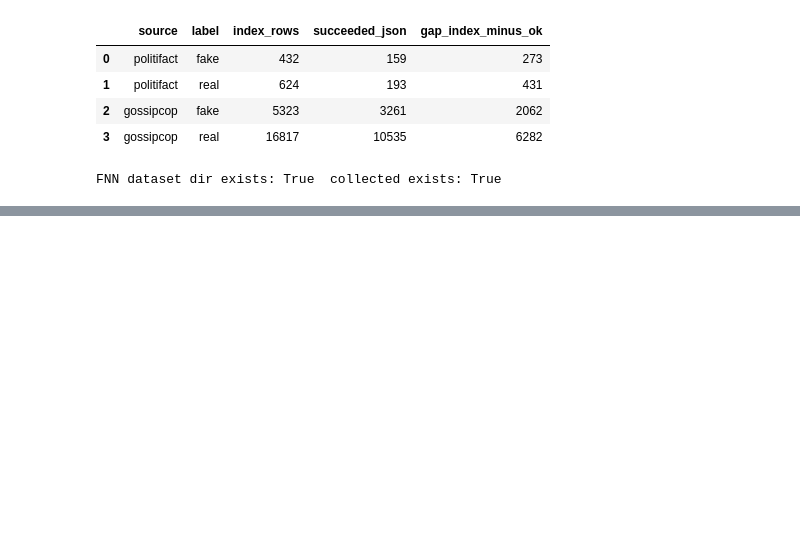
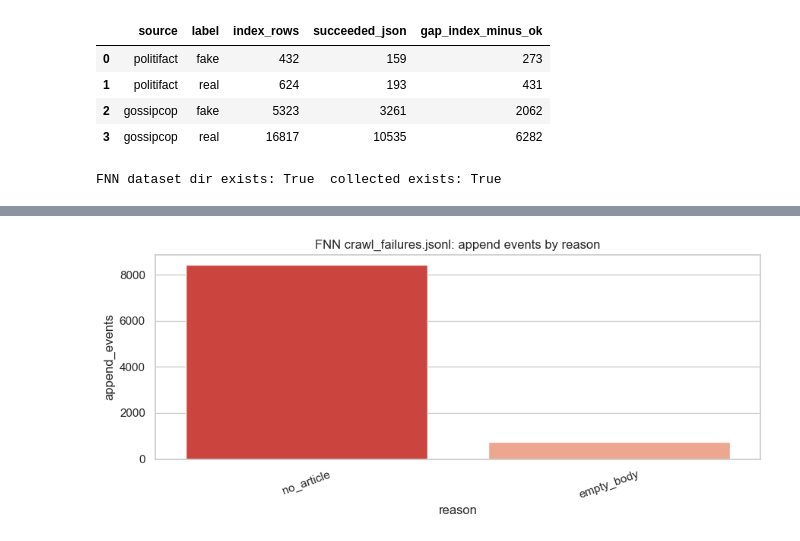
Before and after one commit to mpconsultsai/msc-project-csc-40098, a Jupyter notebook: notebooks/fakenews_preprocessing_eda.ipynb, the cells around one changed output, grey strips where cells are left out. Saved outputs shown, nothing was run; the diff lists cells and outputs as text; code cells hidden in the pictures; blank space fills up the shorter version.

```diff
--- a/notebooks/fakenews_preprocessing_eda.ipynb
+++ b/notebooks/fakenews_preprocessing_eda.ipynb
@@ -170,17 +191,20 @@ splits = [
     ("gossipcop", "real"),
 ]
 
+
 def csv_rows(p: Path) -> int:
     if not p.is_file():
         return 0
     with p.open(encoding="utf-8", newline="") as f:
         return max(0, sum(1 for _ in f) - 1)
 
+
 def count_news_json(collected: Path, src: str, lab: str) -> int:
     d = collected / src / lab
     if not d.is_dir():
         return 0
     return sum(1 for x in d.iterdir() if x.is_dir() and (x / "news content.json").is_file())
+
 
 fnn_rows = []
 for src, lab in splits:
@@ -192,6 +216,82 @@ fnn_index_df = pd.DataFrame(fnn_rows)
 fnn_index_df["gap_index_minus_ok"] = fnn_index_df["index_rows"] - fnn_index_df["succeeded_json"]
 display(fnn_index_df)
 print("FNN dataset dir exists:", FNN_DATASET.is_dir(), " collected exists:", FNN_COLLECTED.is_dir())
+
+# --- crawl_failures.jsonl (one JSON object per append; same news_id may repeat) ---
+reason_ev = Counter()
+split_ev = Counter()
+reason_unique = defaultdict(set)
+split_unique = defaultdict(set)
+
+if FAIL_LOG.is_file():
+    with FAIL_LOG.open(encoding="utf-8") as fp:
+        for line in fp:
+            line = line.strip()
+            if not line:
+                continue
+            try:
+                o = json.loads(line)
+            except json.JSONDecodeError:
+                continue
+            if o.get("event") != "failed":
+                continue
+            r = o.get("reason", "?")
+            nsrc = o.get("news_source")
+            nlab = o.get("label")
+            nid = o.get("news_id")
+            reason_ev[r] += 1
+            if nsrc and nlab and nid is not None:
+                sk = f"{nsrc}/{nlab}"
+                split_ev[sk] += 1
+                reason_unique[r].add((nsrc, nlab, str(nid)))
+                split_unique[sk].add(str(nid))
+else:
+    print("No failure log at", FAIL_LOG)
+
+fail_summary = pd.DataFrame(
+    [{"reason": k, "append_events": v, "unique_story_keys": len(reason_unique[k])} for k, v in reason_ev.items()]
+)
+if not fail_summary.empty:
+    fail_summary = fail_summary.sort_values("append_events", ascending=False)
+display(fail_summary)
+
+split_fail_df = pd.DataFrame(
+    [{"split": k, "append_events": split_ev[k], "unique_news_id": len(split_unique[k])} for k in sorted(split_ev)]
+)
+display(split_fail_df)
+
+# --- Plots ---
+if not fail_summary.empty:
+    fig, ax = plt.subplots()
+    sns.barplot(
+        data=fail_summary,
+        x="reason",
+        y="append_events",
+        ax=ax,
+        hue="reason",
+        palette="Reds_r",
+        legend=False,
+    )
+    ax.set_title("FNN crawl_failures.jsonl: append events by reason")
+    plt.xticks(rotation=20)
+    plt.tight_layout()
+    plt.show()
+
+    if not split_fail_df.empty:
+        fig, ax = plt.subplots()
+        sns.barplot(
+            data=split_fail_df,
+            x="split",
+            y="unique_news_id",
+            ax=ax,
+            hue="split",
+            palette="Oranges_r",
+            legend=False,
+        )
+        ax.set_title("FNN: unique failed news_id per source/label (deduped)")
+        plt.xticks(rotation=20)
+        plt.tight_layout()
+        plt.show()
 # %% [output]
 |  | source | label | index_rows | succeeded_json | gap_index_minus_ok |
 | 0 | politifact | fake | 432 | 159 | 273 |
@@ -201,0 +310 @@ FNN dataset dir exists: True  collected exists: True
+[figure, added]
```
Also changed, not shown: parts of 30 cells of this notebook, 23 other files.
